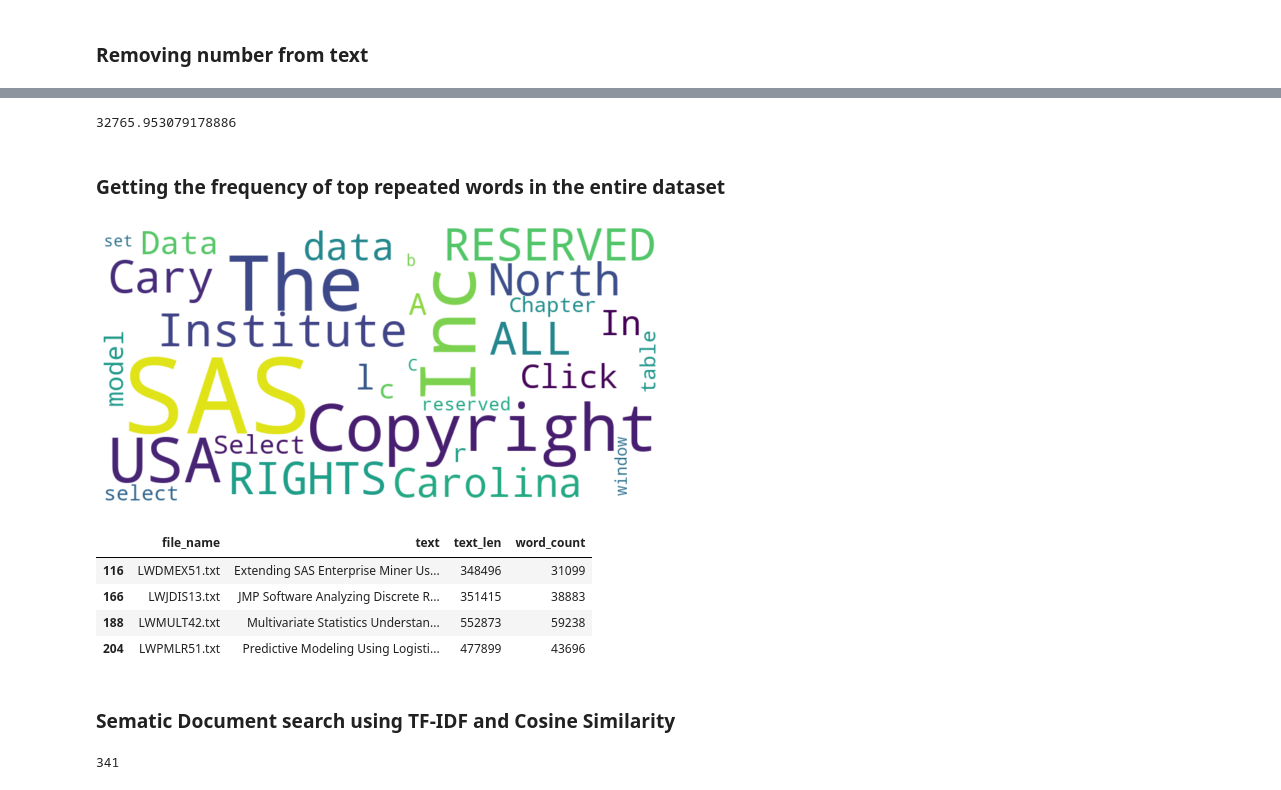
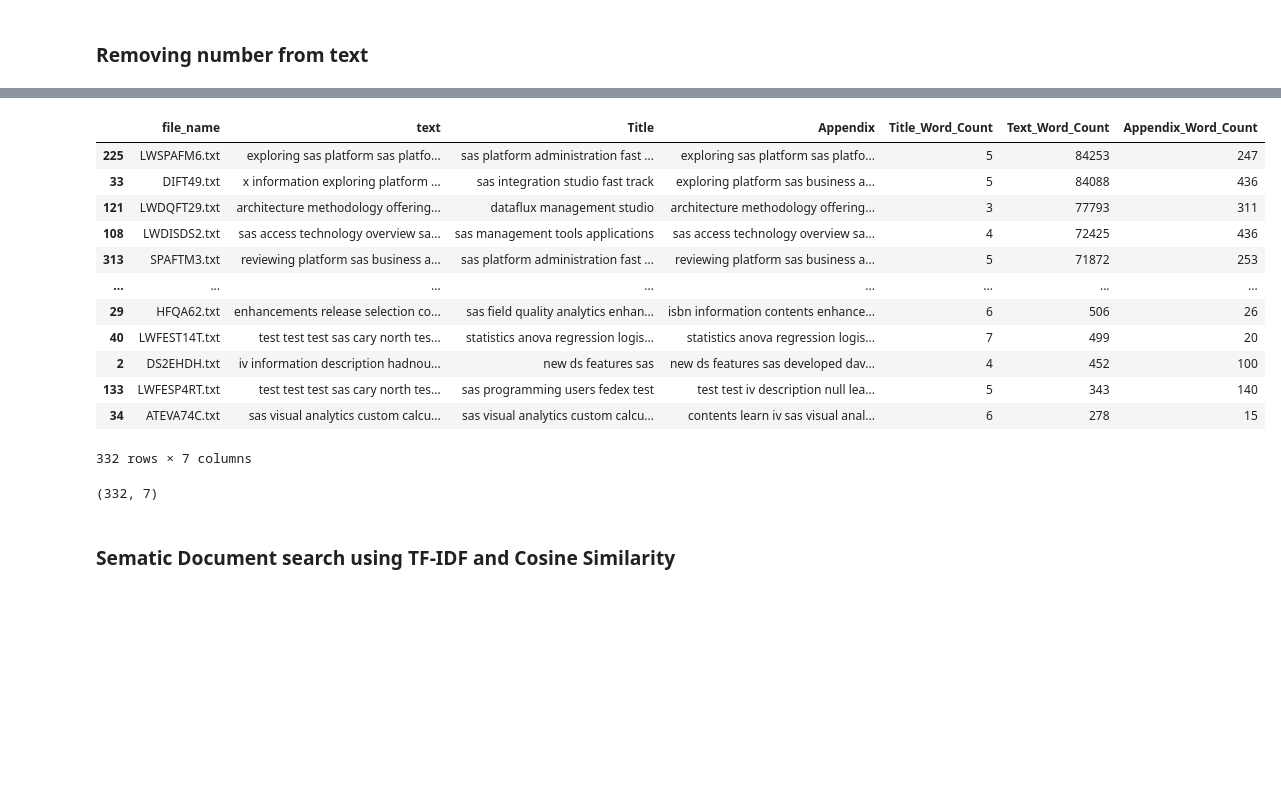
Before and after one commit to mihir1493/Company-Project---Course-Recommendation-Chatbot, a Jupyter notebook: Text Analysis SAS.ipynb, the cells around one changed output, grey strips where cells are left out. Cells and saved outputs as stored; diff of their text form; code cells hidden in the pictures; blank space fills up the shorter version.

```diff
--- a/Text Analysis SAS.ipynb
+++ b/Text Analysis SAS.ipynb
@@ -126,7 +353,2 @@ df.head()
 # %% [markdown]
 ### Removing number from text
-# %%
-df['text'] = df['text'].str.replace('\d+', '')
-# %%
-df['word_count'] = df['text'].apply(lambda x: len(str(x).split(" ")))
-df.head()
@@ -140,6 +354,0 @@ df.head()
-# %%
-df['word_count'].mean()
-# %% [output]
-32765.953079178886
-# %% [markdown]
-### Getting the frequency of top repeated words in the entire dataset
@@ -156,9 +354,0 @@ wc = WordCloud(background_color = 'white', width=800, height=400, max_words=200)
-# %%
-import matplotlib.pyplot as plt
-
-plt.figure(figsize=(10, 10))
-plt.imshow(wc, interpolation='bilinear')
-plt.axis('off')
-plt.show()
-# %% [output]
-[figure, removed]
@@ -167,8 +355,25 @@ find_content = df.loc[df['text'].str.contains("greenacre", case=False)]
-# %%
-find_content
-# %% [output]
-|  | file_name | text | text_len | word_count |
-| 116 | LWDMEX51.txt | Extending SAS Enterprise Miner Us... | 348496 | 31099 |
-| 166 | LWJDIS13.txt | JMP Software Analyzing Discrete R... | 351415 | 38883 |
-| 188 | LWMULT42.txt | Multivariate Statistics Understan... | 552873 | 59238 |
-| 204 | LWPMLR51.txt | Predictive Modeling Using Logisti... | 477899 | 43696 |
+# %%
+def count_(x):
+    try:
+        return(len(x.split()))
+    except:
+        return('None')
+df['Title_Word_Count'] = df['Title'].apply(count_)
+df['Text_Word_Count'] = df['text'].apply(count_)
+df['Appendix_Word_Count'] = df['Appendix'].apply(count_)
+# %%
+df.sort_values(by = ['Text_Word_Count'],ascending= False)
+# %% [output]
+|  | file_name | text | Title | Appendix | Title_Word_Count | Text_Word_Count | Appendix_Word_Count |
+| 225 | LWSPAFM6.txt | exploring sas platform sas platfo... | sas platform administration fast ... | exploring sas platform sas platfo... | 5 | 84253 | 247 |
+| 33 | DIFT49.txt | x information exploring platform ... | sas integration studio fast track | exploring platform sas business a... | 5 | 84088 | 436 |
+| 121 | LWDQFT29.txt | architecture methodology offering... | dataflux management studio | architecture methodology offering... | 3 | 77793 | 311 |
+| 108 | LWDISDS2.txt | sas access technology overview sa... | sas management tools applications | sas access technology overview sa... | 4 | 72425 | 436 |
+| 313 | SPAFTM3.txt | reviewing platform sas business a... | sas platform administration fast ... | reviewing platform sas business a... | 5 | 71872 | 253 |
+| ... | ... | ... | ... | ... | ... | ... | ... |
+| 29 | HFQA62.txt | enhancements release selection co... | sas field quality analytics enhan... | isbn information contents enhance... | 6 | 506 | 26 |
+| 40 | LWFEST14T.txt | test test test sas cary north tes... | statistics anova regression logis... | statistics anova regression logis... | 7 | 499 | 20 |
+| 2 | DS2EHDH.txt | iv information description hadnou... | new ds features sas | new ds features sas developed dav... | 4 | 452 | 100 |
+| 133 | LWFESP4RT.txt | test test test sas cary north tes... | sas programming users fedex test | test test iv description null lea... | 5 | 343 | 140 |
+| 34 | ATEVA74C.txt | sas visual analytics custom calcu... | sas visual analytics custom calcu... | contents learn iv sas visual anal... | 6 | 278 | 15 |
+332 rows × 7 columns
@@ -175,2 +382,6 @@ find_content
+# %%
+df.shape
+# %% [output]
+(332, 7)
 # %% [markdown]
 ### Sematic Document search using TF-IDF and Cosine Similarity
@@ -179,4 +387,0 @@ list_of_doc = df['text'].to_list()
-# %%
-len(list_of_doc)
-# %% [output]
-341
```
Also changed, not shown: parts of 61 cells of this notebook, 2 other files.
